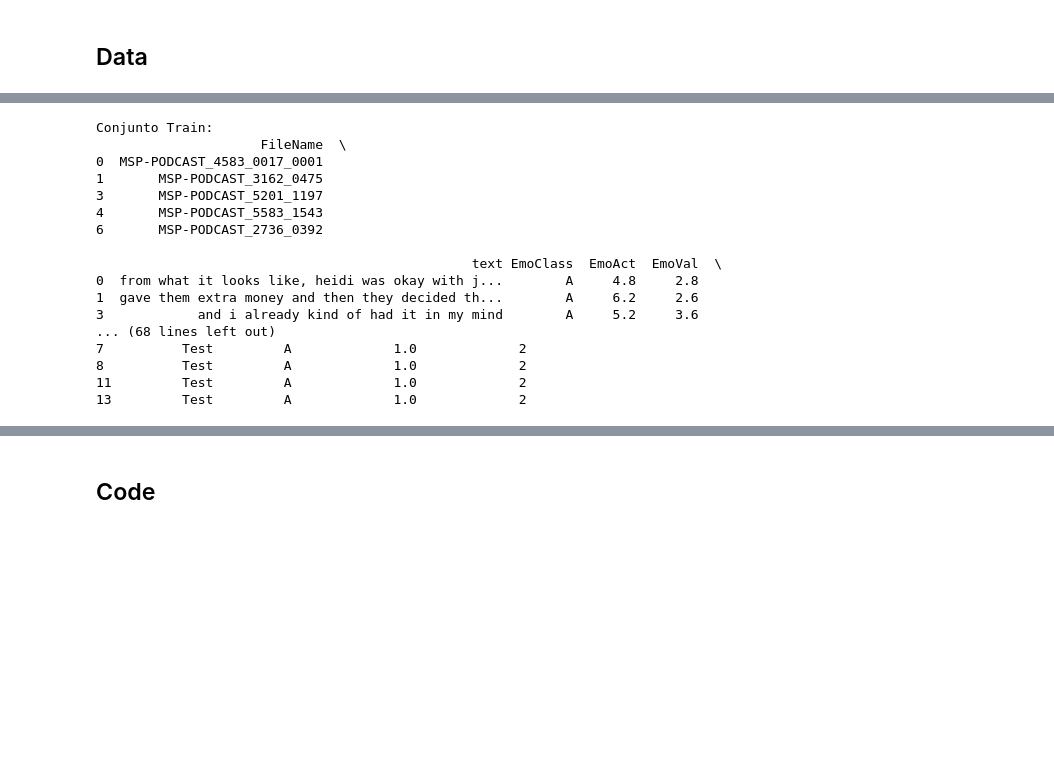
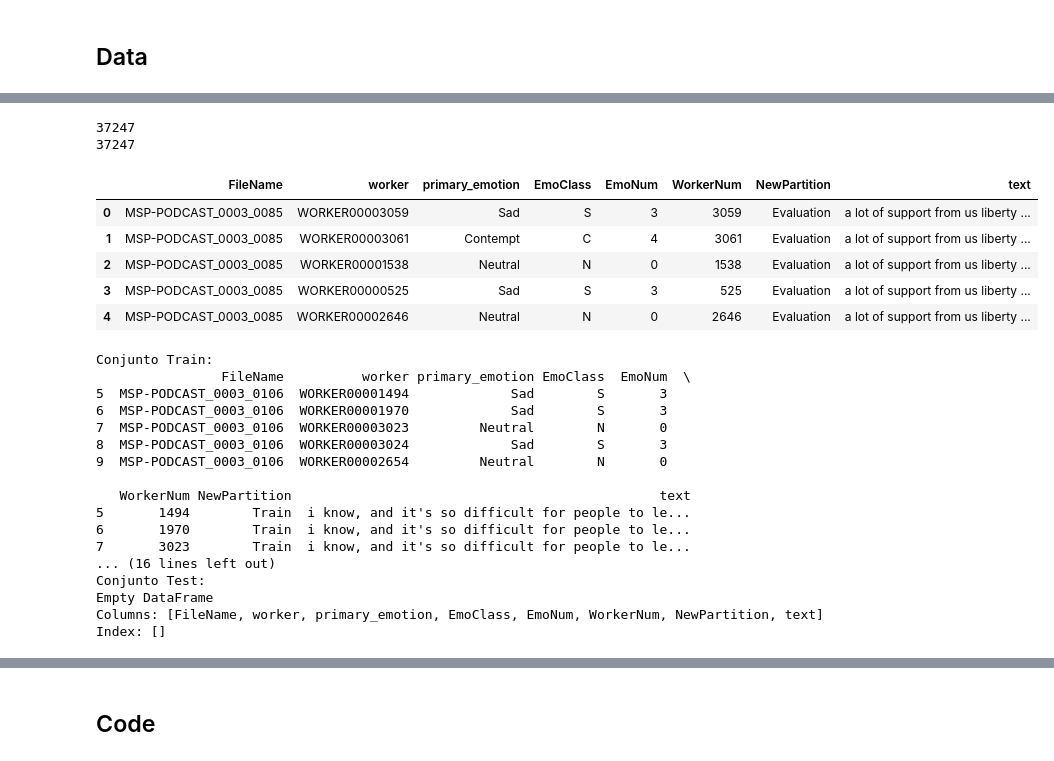
Before and after one commit to jgarcela/interspeech-nlp, a Jupyter notebook: train_male.ipynb, the cells around one changed output, grey strips where cells are left out. Cells and saved outputs as stored; diff of their text form; code cells hidden in the pictures; blank space fills up the shorter version.

```diff
--- a/train_male.ipynb
+++ b/train_male.ipynb
@@ -31,3 +25,26 @@ data.head()
+# %%
+# Cargar los CSV
+df1 = pd.read_csv("data/balanced_pseudo_male_todas_emociones_reducido.csv")  # Primer CSV
+df2 = pd.read_csv("data/balanced_pseudo_male.csv")  # Segundo CSV
+
+# Unir los DataFrames por la columna "FileName", seleccionando solo "FileName" y "text" del segundo CSV
+data = df1.merge(df2[['FileName', 'text']], on="FileName", how="left")
+
+print(len(data))
+# Eliminar filas con valores nulos solo en la columna 'text'
+data = data.dropna(subset=['text'])
+#data.to_csv('data/data_male.csv', index=False)
+print(len(data))
+data.head()
+# %% [output]
+37247
+37247
+|  | FileName | worker | primary_emotion | EmoClass | EmoNum | WorkerNum | NewPartition | text |
+| 0 | MSP-PODCAST_0003_0085 | WORKER00003059 | Sad | S | 3 | 3059 | Evaluation | a lot of support from us liberty ... |
+| 1 | MSP-PODCAST_0003_0085 | WORKER00003061 | Contempt | C | 4 | 3061 | Evaluation | a lot of support from us liberty ... |
+| 2 | MSP-PODCAST_0003_0085 | WORKER00001538 | Neutral | N | 0 | 1538 | Evaluation | a lot of support from us liberty ... |
+| 3 | MSP-PODCAST_0003_0085 | WORKER00000525 | Sad | S | 3 | 525 | Evaluation | a lot of support from us liberty ... |
+| 4 | MSP-PODCAST_0003_0085 | WORKER00002646 | Neutral | N | 0 | 2646 | Evaluation | a lot of support from us liberty ... |
 # %%
 if balanced:
     # Paso 1: Determinar el tamaño mínimo entre las clases
@@ -58,22 +75,22 @@ print("Conjunto Test:")
 print(test_df.head())
 # %% [output]
 Conjunto Train:
-                     FileName  \
-0  MSP-PODCAST_4583_0017_0001
-1       MSP-PODCAST_3162_0475
-3       MSP-PODCAST_5201_1197
-4       MSP-PODCAST_5583_1543
-6       MSP-PODCAST_2736_0392
+                FileName          worker primary_emotion EmoClass  EmoNum  \
+5  MSP-PODCAST_0003_0106  WORKER00001494             Sad        S       3
+6  MSP-PODCAST_0003_0106  WORKER00001970             Sad        S       3
+7  MSP-PODCAST_0003_0106  WORKER00003023         Neutral        N       0
+8  MSP-PODCAST_0003_0106  WORKER00003024             Sad        S       3
+9  MSP-PODCAST_0003_0106  WORKER00002654         Neutral        N       0
 
-                                                text EmoClass  EmoAct  EmoVal  \
-0  from what it looks like, heidi was okay with j...        A     4.8     2.8
-1  gave them extra money and then they decided th...        A     6.2     2.6
-3            and i already kind of had it in my mind        A     5.2     3.6
-... (68 lines left out)
-7          Test         A             1.0             2
-8          Test         A             1.0             2
-11         Test         A             1.0             2
-13         Test         A             1.0             2
+   WorkerNum NewPartition                                               text
+5       1494        Train  i know, and it's so difficult for people to le...
+6       1970        Train  i know, and it's so difficult for people to le...
+7       3023        Train  i know, and it's so difficult for people to le...
+... (16 lines left out)
+Conjunto Test:
+Empty DataFrame
+Columns: [FileName, worker, primary_emotion, EmoClass, EmoNum, WorkerNum, NewPartition, text]
+Index: []
 # %%
 # # Establecer la semilla para garantizar reproducibilidad
 # seed = 42
```
Also changed, not shown: parts of 14 cells of this notebook, 4 other files.
